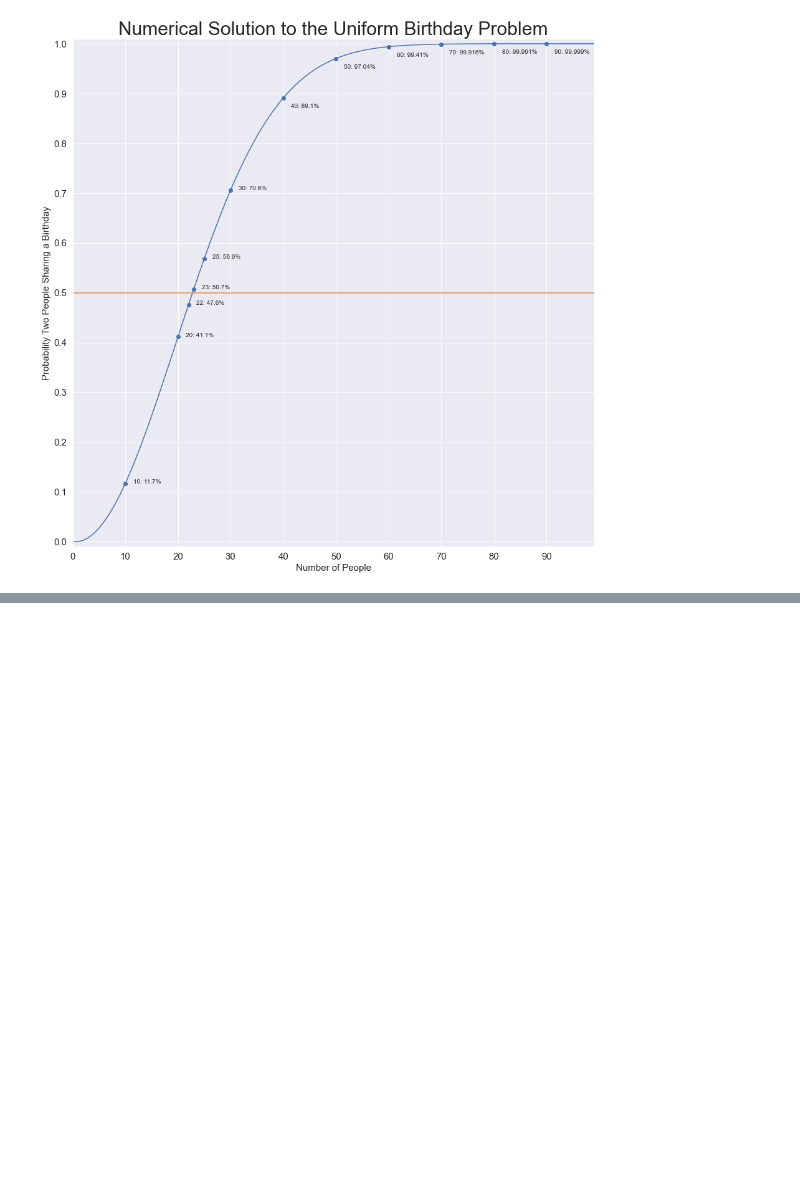
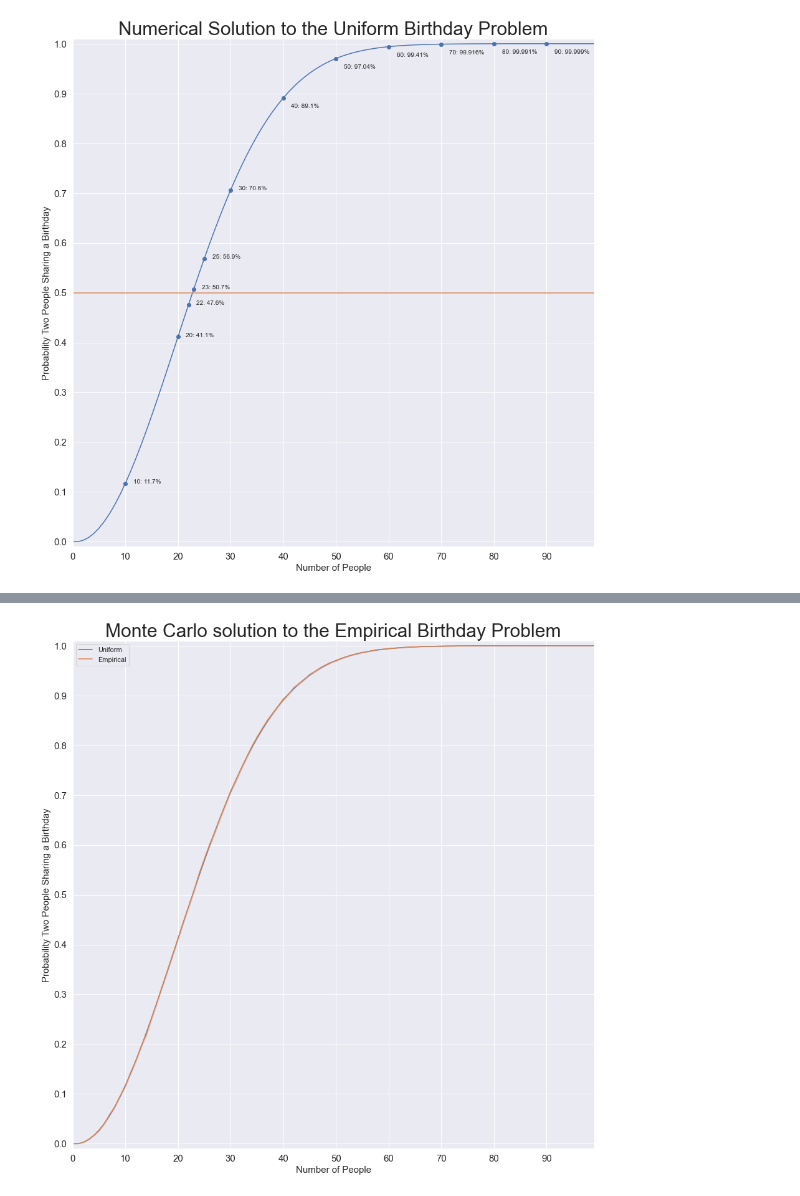
Before and after one commit to rcharan/birthdays, a Jupyter notebook: birthday_problem.ipynb, the cells around one changed output, grey strips where cells are left out. Saved outputs shown, nothing was run; the diff lists cells and outputs as text; code cells hidden in the pictures; blank space fills up the shorter version.

```diff
--- a/analysis.ipynb
+++ b/birthday_problem.ipynb
@@ -150,0 +309,4 @@ plt.show()
+# %%
+%%time
+simulation_data = run_simulation(100, 100000, p)
+main_data = simulation_data
@@ -150,0 +316,35 @@ plt.show()
+# %%
+%%time
+fig, ax = plt.subplots(figsize = (15,15))
+sns.lineplot(
+  data = uniform_p,
+  x    = 'n',
+  y    = 'p',
+  ax   = ax
+)
+
+sns.lineplot(
+  data = main_data,
+  x = 'n',
+  y = 'p',
+  ax = ax,
+  ci = 99
+)
+
+font_dict = {'fontsize' : 15}
+ax.set_title('Monte Carlo solution to the Empirical Birthday Problem', fontdict = {'fontsize' : 30})
+ax.set_yticks([x/10 for x in range(11)])
+ax.set_xticks([x * 10 for x in range(10)])
+ax.set_ylim([-0.01,1.01])
+ax.set_xlim([0, 99])
+ax.set_xlabel('Number of People', font_dict)
+ax.set_ylabel('Probability Two People Sharing a Birthday', font_dict)
+plt.xticks(fontsize = 15)
+plt.yticks(fontsize = 15)
+ax.legend(['Uniform', 'Empirical'])
+
+fig.savefig('outputs/empirical_mc.png')
+display(fig)
+plt.close('all')
+# %% [output]
+[figure, added]
```
Also changed, not shown: parts of 28 cells of this notebook, 7 other files.
